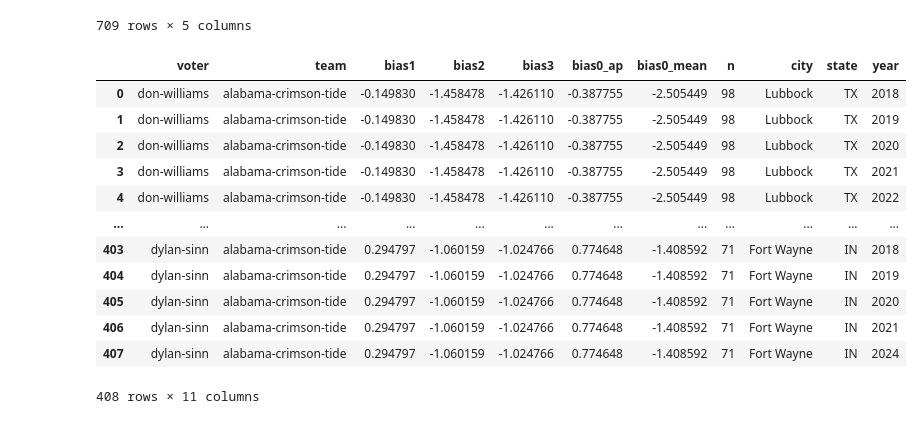
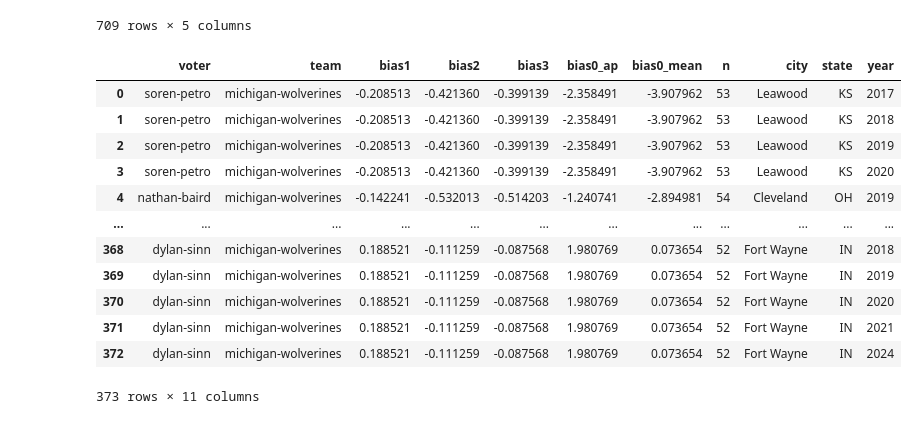
Before and after one commit to lyonstran/IML-FALL2025---Voter-Bias, a Jupyter notebook: scripts/workspace.ipynb, the cells around one changed output. Saved outputs shown, nothing was run; the diff lists cells and outputs as text; code cells hidden in the pictures.

```diff
--- a/scripts/workspace.ipynb
+++ b/scripts/workspace.ipynb
@@ -5,6 +6,6 @@ import matplotlib.pyplot as plt
 # %%
 pollster_df = pd.read_csv(r'C:\Users\Lyons\OneDrive\Desktop\IML-FALL2025---Voter-Bias\webscraped_data\pollsters_2014_2024.csv')
-alabama_cutoff_df = pd.read_csv(r'C:\Users\Lyons\OneDrive\Desktop\IML-FALL2025---Voter-Bias\voter_cutoff\weighted\voter_team_cutoff50_weighted_alabama.csv')
+mi_cutoff_df = pd.read_csv(r'C:\Users\Lyons\OneDrive\Desktop\IML-FALL2025---Voter-Bias\voter_team\voter_team_cutoff50_weighted_michigan.csv')
 # %%
 pollster_df = pollster_df.rename(columns = {'pollster_name' : 'voter'})
 pollster_df['voter'] = pollster_df['voter'].str.lower()
@@ -25,20 +26,20 @@ pollster_df
 | 708 | zach-klein | WSB | Atlanta | GA | 2024 |
 709 rows × 5 columns
 # %%
-df = alabama_cutoff_df.merge(pollster_df[['voter', 'city', 'state', 'year']], on = 'voter', how = 'left')
+df = mi_cutoff_df.merge(pollster_df[['voter', 'city', 'state', 'year']], on = 'voter', how = 'left')
 df.year = df.year.astype('str').str.replace('.0', '')
 df
 # %% [output]
 |  | voter | team | bias1 | bias2 | bias3 | bias0_ap | bias0_mean | n | city | state | year |
-| 0 | don-williams | alabama-crimson-tide | -0.149830 | -1.458478 | -1.426110 | -0.387755 | -2.505449 | 98 | Lubbock | TX | 2018 |
-| 1 | don-williams | alabama-crimson-tide | -0.149830 | -1.458478 | -1.426110 | -0.387755 | -2.505449 | 98 | Lubbock | TX | 2019 |
-| 2 | don-williams | alabama-crimson-tide | -0.149830 | -1.458478 | -1.426110 | -0.387755 | -2.505449 | 98 | Lubbock | TX | 2020 |
-| 3 | don-williams | alabama-crimson-tide | -0.149830 | -1.458478 | -1.426110 | -0.387755 | -2.505449 | 98 | Lubbock | TX | 2021 |
-| 4 | don-williams | alabama-crimson-tide | -0.149830 | -1.458478 | -1.426110 | -0.387755 | -2.505449 | 98 | Lubbock | TX | 2022 |
+| 0 | soren-petro | michigan-wolverines | -0.208513 | -0.421360 | -0.399139 | -2.358491 | -3.907962 | 53 | Leawood | KS | 2017 |
+| 1 | soren-petro | michigan-wolverines | -0.208513 | -0.421360 | -0.399139 | -2.358491 | -3.907962 | 53 | Leawood | KS | 2018 |
+| 2 | soren-petro | michigan-wolverines | -0.208513 | -0.421360 | -0.399139 | -2.358491 | -3.907962 | 53 | Leawood | KS | 2019 |
+| 3 | soren-petro | michigan-wolverines | -0.208513 | -0.421360 | -0.399139 | -2.358491 | -3.907962 | 53 | Leawood | KS | 2020 |
+| 4 | nathan-baird | michigan-wolverines | -0.142241 | -0.532013 | -0.514203 | -1.240741 | -2.894981 | 54 | Cleveland | OH | 2019 |
 | ... | ... | ... | ... | ... | ... | ... | ... | ... | ... | ... | ... |
-| 403 | dylan-sinn | alabama-crimson-tide | 0.294797 | -1.060159 | -1.024766 | 0.774648 | -1.408592 | 71 | Fort Wayne | IN | 2018 |
-| 404 | dylan-sinn | alabama-crimson-tide | 0.294797 | -1.060159 | -1.024766 | 0.774648 | -1.408592 | 71 | Fort Wayne | IN | 2019 |
-| 405 | dylan-sinn | alabama-crimson-tide | 0.294797 | -1.060159 | -1.024766 | 0.774648 | -1.408592 | 71 | Fort Wayne | IN | 2020 |
-| 406 | dylan-sinn | alabama-crimson-tide | 0.294797 | -1.060159 | -1.024766 | 0.774648 | -1.408592 | 71 | Fort Wayne | IN | 2021 |
-| 407 | dylan-sinn | alabama-crimson-tide | 0.294797 | -1.060159 | -1.024766 | 0.774648 | -1.408592 | 71 | Fort Wayne | IN | 2024 |
+| 368 | dylan-sinn | michigan-wolverines | 0.188521 | -0.111259 | -0.087568 | 1.980769 | 0.073654 | 52 | Fort Wayne | IN | 2018 |
+| 369 | dylan-sinn | michigan-wolverines | 0.188521 | -0.111259 | -0.087568 | 1.980769 | 0.073654 | 52 | Fort Wayne | IN | 2019 |
+| 370 | dylan-sinn | michigan-wolverines | 0.188521 | -0.111259 | -0.087568 | 1.980769 | 0.073654 | 52 | Fort Wayne | IN | 2020 |
+| 371 | dylan-sinn | michigan-wolverines | 0.188521 | -0.111259 | -0.087568 | 1.980769 | 0.073654 | 52 | Fort Wayne | IN | 2021 |
+| 372 | dylan-sinn | michigan-wolverines | 0.188521 | -0.111259 | -0.087568 | 1.980769 | 0.073654 | 52 | Fort Wayne | IN | 2024 |
-408 rows × 11 columns
+373 rows × 11 columns
```
Also changed, not shown: parts of 3 cells of this notebook.
